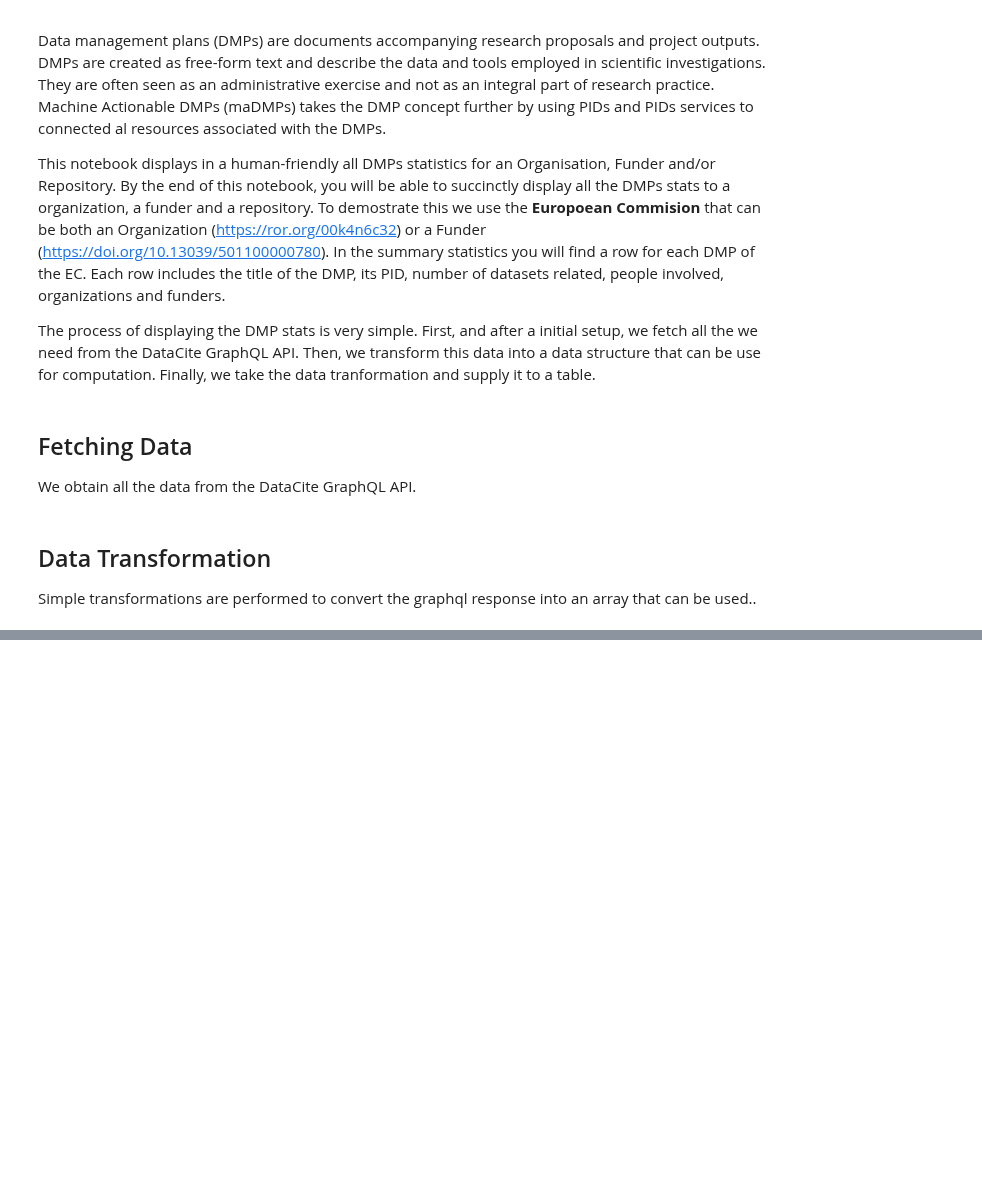
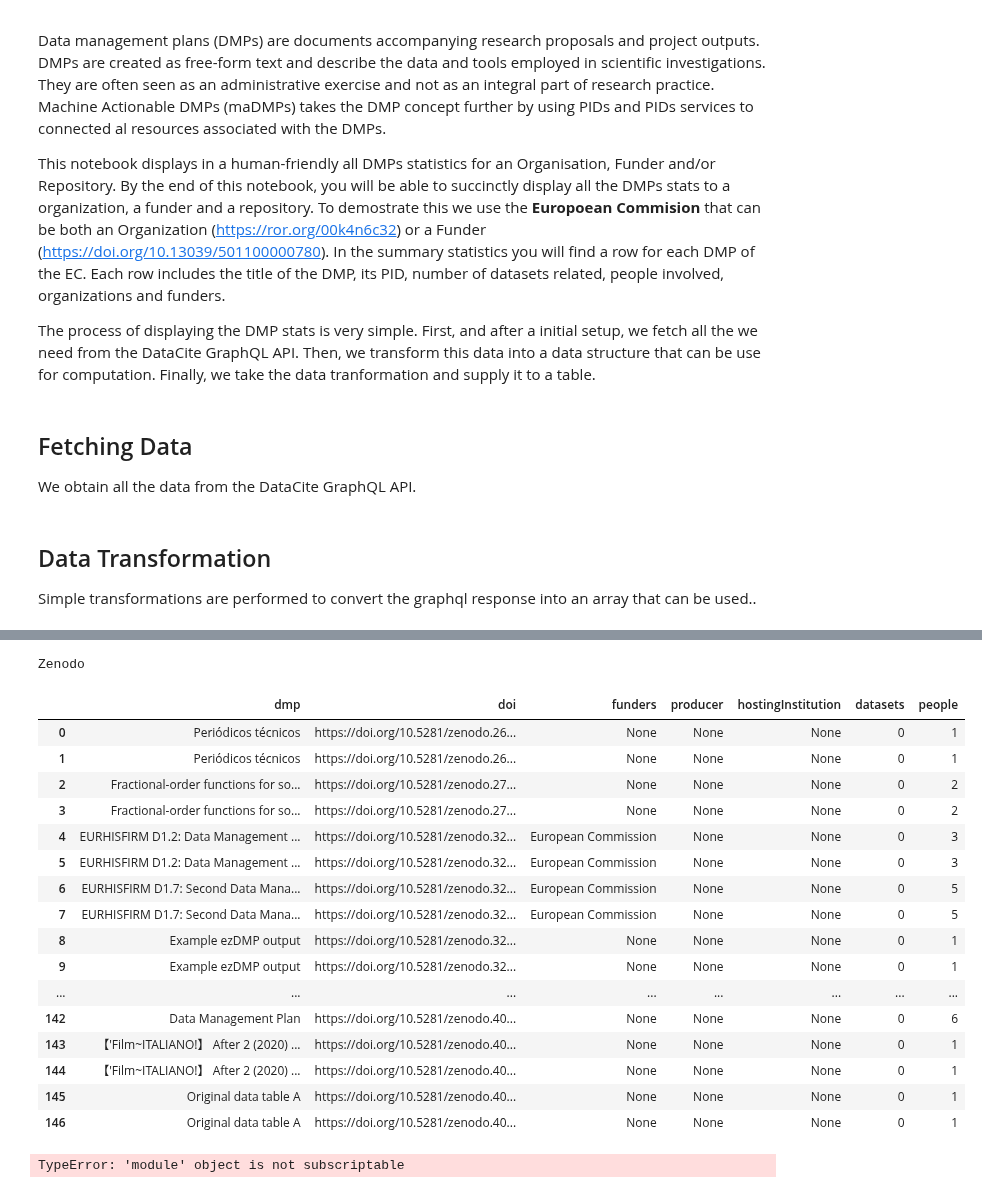
Before and after one commit to datacite/pidgraph-notebooks-python, a Jupyter notebook: dmp/user-story-all-dmps.ipynb, the cells around one changed output, grey strips where cells are left out. Drawn from its saved outputs; the diff is of its cells as text; code cells hidden in the pictures; blank space fills up the shorter version.

```diff
--- a/dmp/user-story-all-dmps.ipynb
+++ b/dmp/user-story-all-dmps.ipynb
@@ -304,0 +335,25 @@ Zenodo
+# %%
+processTable("repository")
+# %% [output]
+Zenodo
+|  | dmp | doi | funders | producer | hostingInstitution | datasets | people |
+| 0 | Periódicos técnicos | https://doi.org/10.5281/zenodo.26... | None | None | None | 0 | 1 |
+| 1 | Periódicos técnicos | https://doi.org/10.5281/zenodo.26... | None | None | None | 0 | 1 |
+| 2 | Fractional-order functions for so... | https://doi.org/10.5281/zenodo.27... | None | None | None | 0 | 2 |
+| 3 | Fractional-order functions for so... | https://doi.org/10.5281/zenodo.27... | None | None | None | 0 | 2 |
+| 4 | EURHISFIRM D1.2: Data Management ... | https://doi.org/10.5281/zenodo.32... | European Commission | None | None | 0 | 3 |
+| 5 | EURHISFIRM D1.2: Data Management ... | https://doi.org/10.5281/zenodo.32... | European Commission | None | None | 0 | 3 |
+| 6 | EURHISFIRM D1.7: Second Data Mana... | https://doi.org/10.5281/zenodo.32... | European Commission | None | None | 0 | 5 |
+| 7 | EURHISFIRM D1.7: Second Data Mana... | https://doi.org/10.5281/zenodo.32... | European Commission | None | None | 0 | 5 |
+| 8 | Example ezDMP output | https://doi.org/10.5281/zenodo.32... | None | None | None | 0 | 1 |
+| 9 | Example ezDMP output | https://doi.org/10.5281/zenodo.32... | None | None | None | 0 | 1 |
+| ... | ... | ... | ... | ... | ... | ... | ... |
+| 142 | Data Management Plan | https://doi.org/10.5281/zenodo.40... | None | None | None | 0 | 6 |
+| 143 | 【'Film~ITALIANO!】 After 2 (2020) ... | https://doi.org/10.5281/zenodo.40... | None | None | None | 0 | 1 |
+| 144 | 【'Film~ITALIANO!】 After 2 (2020) ... | https://doi.org/10.5281/zenodo.40... | None | None | None | 0 | 1 |
+| 145 | Original data table A | https://doi.org/10.5281/zenodo.40... | None | None | None | 0 | 1 |
+| 146 | Original data table A | https://doi.org/10.5281/zenodo.40... | None | None | None | 0 | 1 |
+# %%
+data['name']
+# %% [output]
+TypeError: 'module' object is not subscriptable
```
Also changed, not shown: parts of 12 cells of this notebook, 1 other file.
